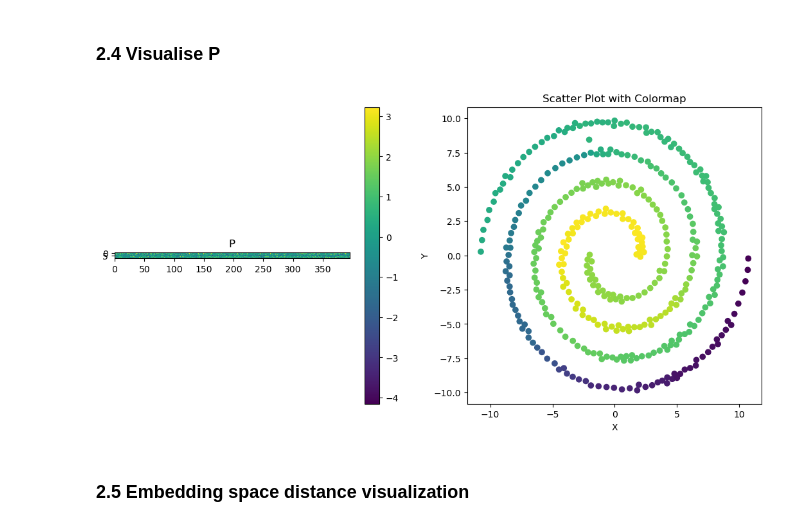
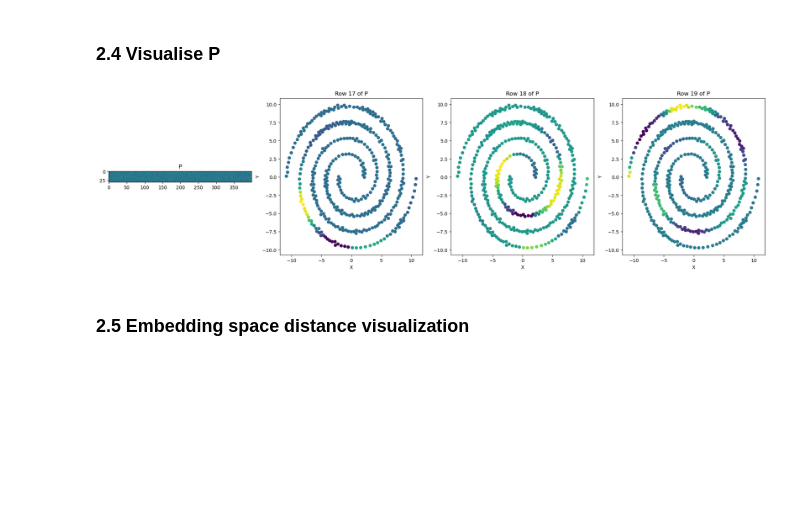
Before and after one commit to derek1909/SignalSpace-WarmUp, a Jupyter notebook: warmup.ipynb, the cells around one changed output. Cells and saved outputs as stored; diff of their text form; code cells hidden in the pictures; blank space fills up the shorter version.

```diff
--- a/warmup.ipynb
+++ b/warmup.ipynb
@@ -337,37 +346,53 @@ eigns calculated
 # %%
 ## Now find P
-d = 10
+d = 30
 P = Q_eigenvectors[:,0:d].T @ inv_sqrt_V
 # %% [markdown]
 ### 2.4 Visualise P
 # %%
 import matplotlib.pyplot as plt
 
 # Example data
-idx = 0
+idx = [17,18,19]
 
 # fig, [ax, ax1] = plt.subplots(figsize=[26,12], nrows=1, ncols=2, dpi=1000)
-fig, [ax, ax1] = plt.subplots(figsize=[13,6], nrows=1, ncols=2)
+fig, [ax, ax1, ax2, ax3] = plt.subplots(figsize=[25,6], nrows=1, ncols=4)
 # Compute colors for the image
-colors = P.cpu()[idx]
-colors = (colors - torch.min(colors)) / (torch.max(colors) - torch.min(colors))
+
 
 cmap = 'viridis'  # Example colormap
 
 # Plot image with colors derived from the colormap
 img = ax.imshow(P.cpu(), cmap=cmap)
 ax.set_title('P')
-fig.colorbar(img, ax=ax)
+# fig.colorbar(img, ax=ax)
 
 # Plot scatter points colored with the same colormap
+colors = P.cpu()[idx[0]]
+colors = (colors - torch.min(colors)) / (torch.max(colors) - torch.min(colors))
 scatter = ax1.scatter(model.Basis_filtered[:, 0].cpu(), model.Basis_filtered[:, 1].cpu(), label='All landmarks', c=colors, cmap=cmap)
 ax1.set_xlabel('X')
 ax1.set_ylabel('Y')
-ax1.set_title('Scatter Plot with Colormap')
+ax1.set_title(f'Row {idx[0]} of P')
 
+# Plot scatter points colored with the same colormap
+colors = P.cpu()[idx[1]]
+colors = (colors - torch.min(colors)) / (torch.max(colors) - torch.min(colors))
+scatter = ax2.scatter(model.Basis_filtered[:, 0].cpu(), model.Basis_filtered[:, 1].cpu(), label='All landmarks', c=colors, cmap=cmap)
+ax2.set_xlabel('X')
+ax2.set_ylabel('Y')
+ax2.set_title(f'Row {idx[1]} of P')
+
+# Plot scatter points colored with the same colormap
+colors = P.cpu()[idx[2]]
+colors = (colors - torch.min(colors)) / (torch.max(colors) - torch.min(colors))
+scatter = ax3.scatter(model.Basis_filtered[:, 0].cpu(), model.Basis_filtered[:, 1].cpu(), label='All landmarks', c=colors, cmap=cmap)
+ax3.set_xlabel('X')
+ax3.set_ylabel('Y')
+ax3.set_title(f'Row {idx[2]} of P')
 plt.show()
 # %% [output]
-[figure, old version]
+[figure, new version]
 # %% [markdown]
 ### 2.5 Embedding space distance visualization
 # %%
```
Also changed, not shown: parts of 8 cells of this notebook.
